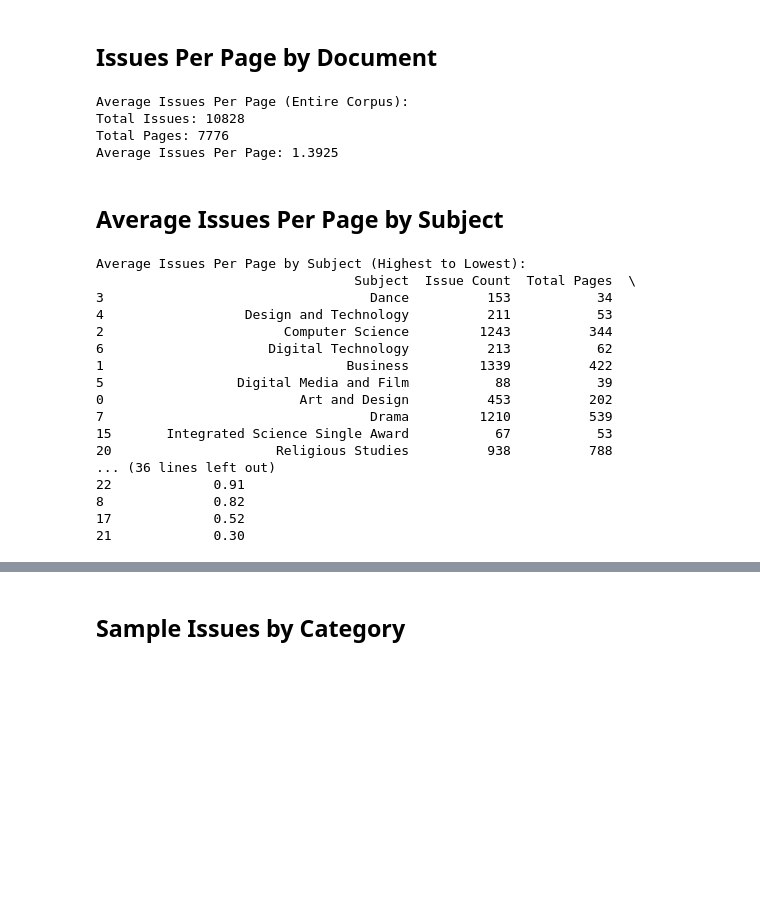
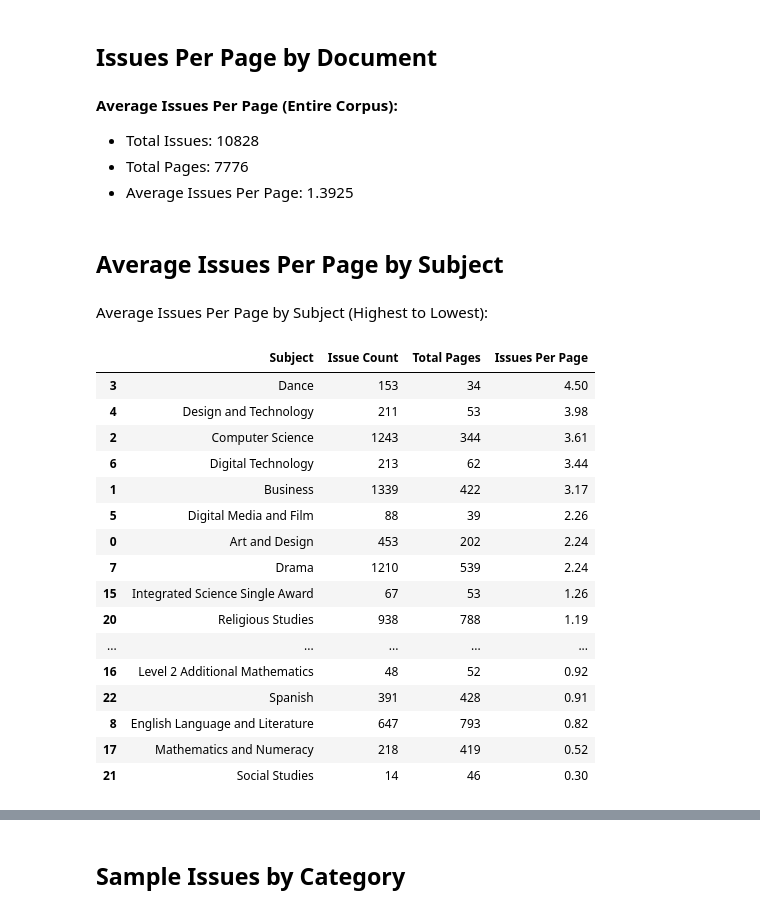
Before and after one commit to h-arnold/ProofreaderBot, a Jupyter notebook: notebooks/data_overview.ipynb, the cells around one changed output, grey strips where cells are left out. Drawn from its saved outputs; the diff is of its cells as text; code cells hidden in the pictures; blank space fills up the shorter version.

```diff
--- a/notebooks/data_overview.ipynb
+++ b/notebooks/data_overview.ipynb
@@ -85,58 +92,64 @@ First few rows:
 # %% [markdown]
 ## Issues Per Page by Document
 # %%
+from IPython.display import Markdown, display
+
 # Calculate average issues per page across entire corpus
 total_issues = len(filtered_issues)
 total_pages = files['Pages'].sum()
 avg_issues_per_page_overall = total_issues / total_pages
 
-print("Average Issues Per Page (Entire Corpus):")
-print(f"Total Issues: {total_issues}")
-print(f"Total Pages: {total_pages}")
-print(f"Average Issues Per Page: {avg_issues_per_page_overall:.4f}")
-print()
+display(Markdown(f"""**Average Issues Per Page (Entire Corpus):**
+
+- Total Issues: {total_issues}
+- Total Pages: {total_pages}
+- Average Issues Per Page: {avg_issues_per_page_overall:.4f}
+"""))
 # %% [output]
-Average Issues Per Page (Entire Corpus):
-Total Issues: 10828
-Total Pages: 7776
-Average Issues Per Page: 1.3925
+**Average Issues Per Page (Entire Corpus):**
+
+- Total Issues: 10828
+- Total Pages: 7776
+- Average Issues Per Page: 1.3925
 # %% [markdown]
 ## Average Issues Per Page by Subject
 # %%
+from IPython.display import Markdown, display
+
 # Calculate average issues per page by subject
 subject_issues = filtered_issues.groupby('Subject').size().reset_index(name='Issue Count')
 
 # Normalize subject names in files (replace hyphens with spaces)
 files_normalized = files.copy()
 files_normalized['Subject'] = files_normalized['Subject'].str.replace('-', ' ')
 
 subject_pages = files_normalized.groupby('Subject')['Pages'].sum().reset_index(name='Total Pages')
 
 subject_stats = subject_issues.merge(subject_pages, on='Subject', how='left')
 subject_stats['Issues Per Page'] = (subject_stats['Issue Count'] / subject_stats['Total Pages']).round(2)
 subject_stats = subject_stats.sort_values('Issues Per Page', ascending=False)
 
-print("Average Issues Per Page by Subject (Highest to Lowest):")
-print(subject_stats[['Subject', 'Issue Count', 'Total Pages', 'Issues Per Page']])
-print()
+display(Markdown("Average Issues Per Page by Subject (Highest to Lowest):"))
+display(subject_stats[['Subject', 'Issue Count', 'Total Pages', 'Issues Per Page']])
 # %% [output]
-Average Issues Per Page by Subject (Highest to Lowest):
-                                 Subject  Issue Count  Total Pages  \
-3                                  Dance          153           34
-4                  Design and Technology          211           53
-2                       Computer Science         1243          344
-6                     Digital Technology          213           62
-1                               Business         1339          422
-5                 Digital Media and Film           88           39
-0                         Art and Design          453          202
-7                                  Drama         1210          539
-15       Integrated Science Single Award           67           53
-20                     Religious Studies          938          788
-... (36 lines left out)
-22             0.91
-8              0.82
-17             0.52
-21             0.30
+Average Issues Per Page by Subject (Highest to Lowest):
+|  | Subject | Issue Count | Total Pages | Issues Per Page |
+| 3 | Dance | 153 | 34 | 4.50 |
+| 4 | Design and Technology | 211 | 53 | 3.98 |
+| 2 | Computer Science | 1243 | 344 | 3.61 |
+| 6 | Digital Technology | 213 | 62 | 3.44 |
+| 1 | Business | 1339 | 422 | 3.17 |
+| 5 | Digital Media and Film | 88 | 39 | 2.26 |
+| 0 | Art and Design | 453 | 202 | 2.24 |
+| 7 | Drama | 1210 | 539 | 2.24 |
+| 15 | Integrated Science Single Award | 67 | 53 | 1.26 |
+| 20 | Religious Studies | 938 | 788 | 1.19 |
+| ... | ... | ... | ... | ... |
+| 16 | Level 2 Additional Mathematics | 48 | 52 | 0.92 |
+| 22 | Spanish | 391 | 428 | 0.91 |
+| 8 | English Language and Literature | 647 | 793 | 0.82 |
+| 17 | Mathematics and Numeracy | 218 | 419 | 0.52 |
+| 21 | Social Studies | 14 | 46 | 0.30 |
 # %%
 # Create a horizontal bar chart sorted by issues per page
 # Reverse sort for chart display (ascending) so highest values appear at top
```
Also changed, not shown: parts of 6 cells of this notebook, 1 other file.
